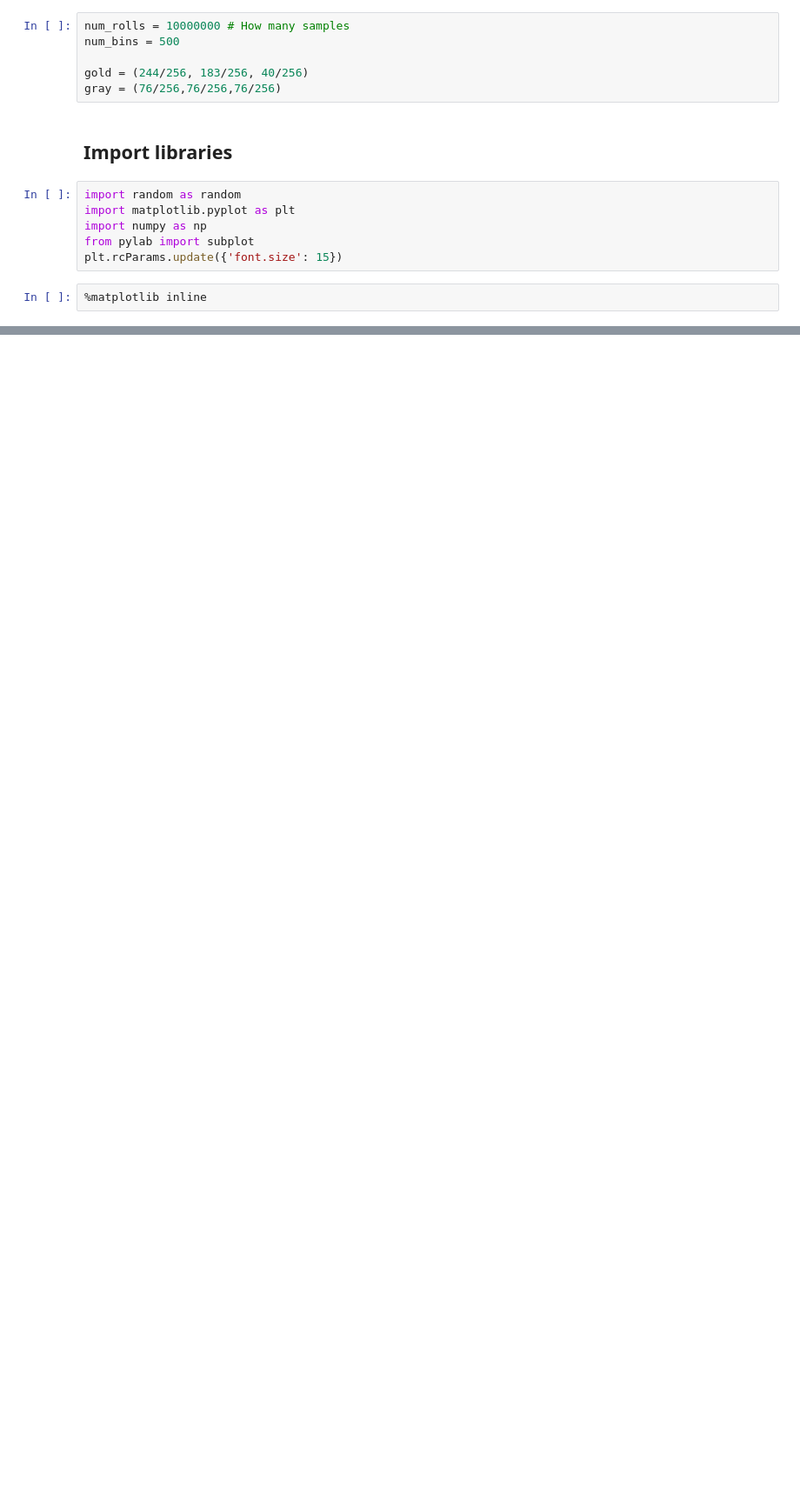
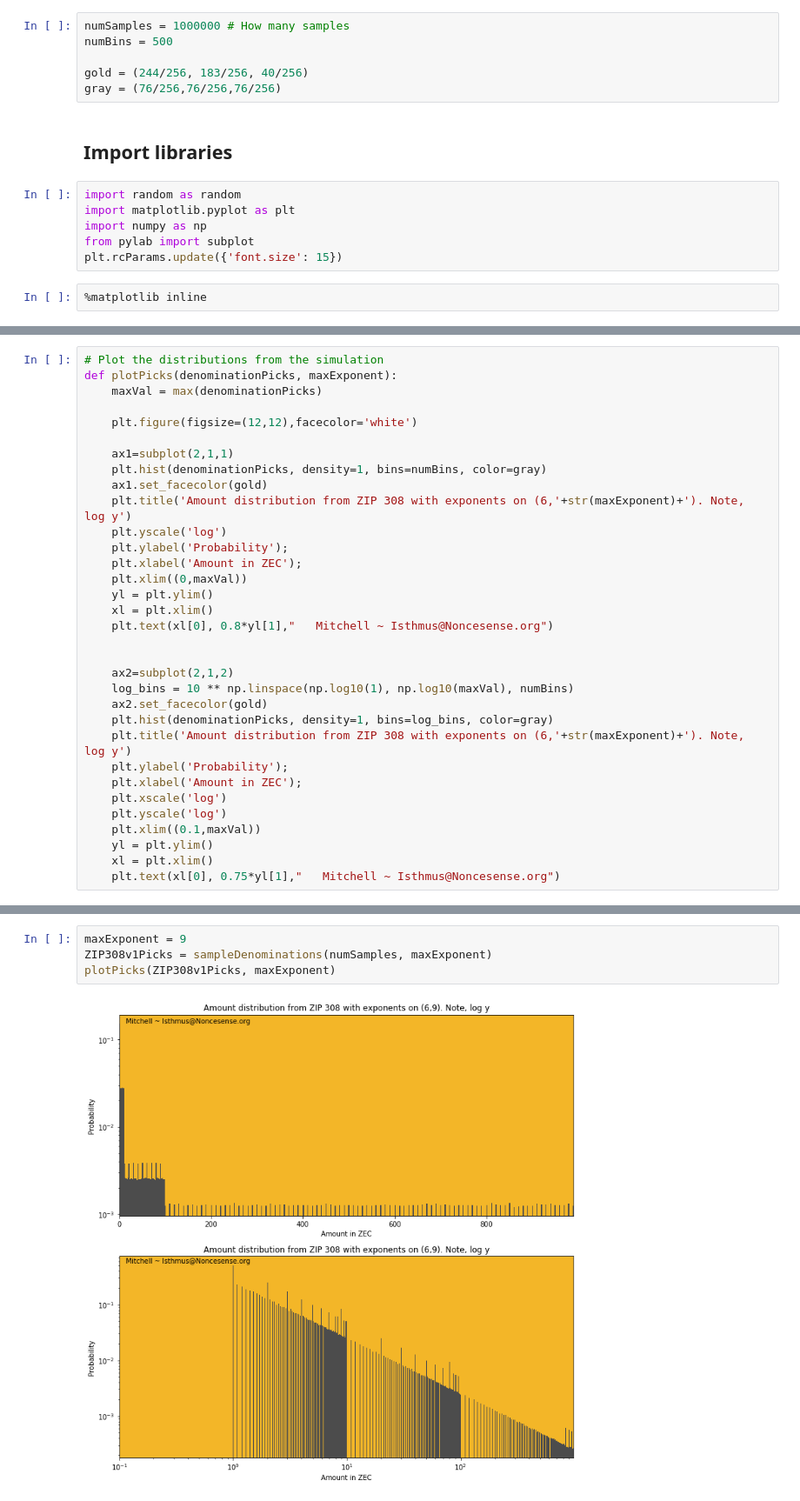
Before and after one commit to noncesense-research-lab/NRL_zcash_turnstile_research, a Jupyter notebook: ZIP308_denomination_model.ipynb, the cells around one changed output, grey strips where cells are left out. Shown at 87% size. Saved outputs shown, nothing was run; the diff lists cells and outputs as text; blank space fills up the shorter version.

Commit message:
Added models/plots exp on (6,8)

```diff
--- a/ZIP308_denomination_model.ipynb
+++ b/ZIP308_denomination_model.ipynb
@@ -16,8 +16,8 @@ following distribution:
 # %% [markdown]
 ## Set Parameters
 # %%
-num_rolls = 10000000 # How many samples
-num_bins = 500
+numSamples = 1000000 # How many samples
+numBins = 500
 
 gold = (244/256, 183/256, 40/256)
 gray = (76/256,76/256,76/256)
@@ -34 +47,34 @@ plt.rcParams.update({'font.size': 15})
+# %%
+# Plot the distributions from the simulation
+def plotPicks(denominationPicks, maxExponent):
+    maxVal = max(denominationPicks)
+
+    plt.figure(figsize=(12,12),facecolor='white')
+
+    ax1=subplot(2,1,1)
+    plt.hist(denominationPicks, density=1, bins=numBins, color=gray)
+    ax1.set_facecolor(gold)
+    plt.title('Amount distribution from ZIP 308 with exponents on (6,'+str(maxExponent)+'). Note, log y')
+    plt.yscale('log')
+    plt.ylabel('Probability');
+    plt.xlabel('Amount in ZEC');
+    plt.xlim((0,maxVal))
+    yl = plt.ylim()
+    xl = plt.xlim()
+    plt.text(xl[0], 0.8*yl[1],"   Mitchell ~ Isthmus@Noncesense.org")
+
+
+    ax2=subplot(2,1,2)
+    log_bins = 10 ** np.linspace(np.log10(1), np.log10(maxVal), numBins)
+    ax2.set_facecolor(gold)
+    plt.hist(denominationPicks, density=1, bins=log_bins, color=gray)
+    plt.title('Amount distribution from ZIP 308 with exponents on (6,'+str(maxExponent)+'). Note, log y')
+    plt.ylabel('Probability');
+    plt.xlabel('Amount in ZEC');
+    plt.xscale('log')
+    plt.yscale('log')
+    plt.xlim((0.1,maxVal))
+    yl = plt.ylim()
+    xl = plt.xlim()
+    plt.text(xl[0], 0.75*yl[1],"   Mitchell ~ Isthmus@Noncesense.org")
 # %% [markdown]
@@ -72,0 +85,6 @@ plt.text(10**6.5,10**-4.2,'Isthmus@Noncesense.org');
+# %%
+maxExponent = 9
+ZIP308v1Picks = sampleDenominations(numSamples, maxExponent)
+plotPicks(ZIP308v1Picks, maxExponent)
+# %% [output]
+[figure, added]
```
Also changed, not shown: parts of 11 cells of this notebook.
